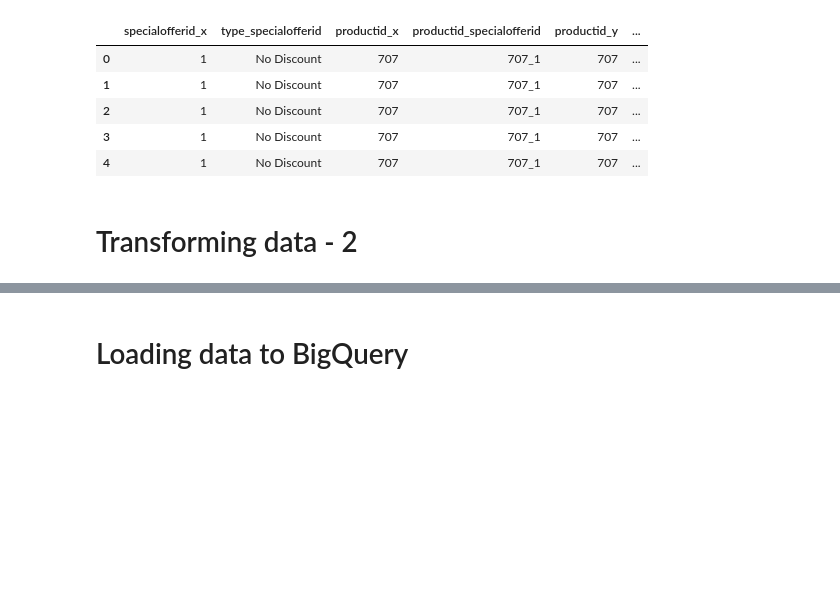
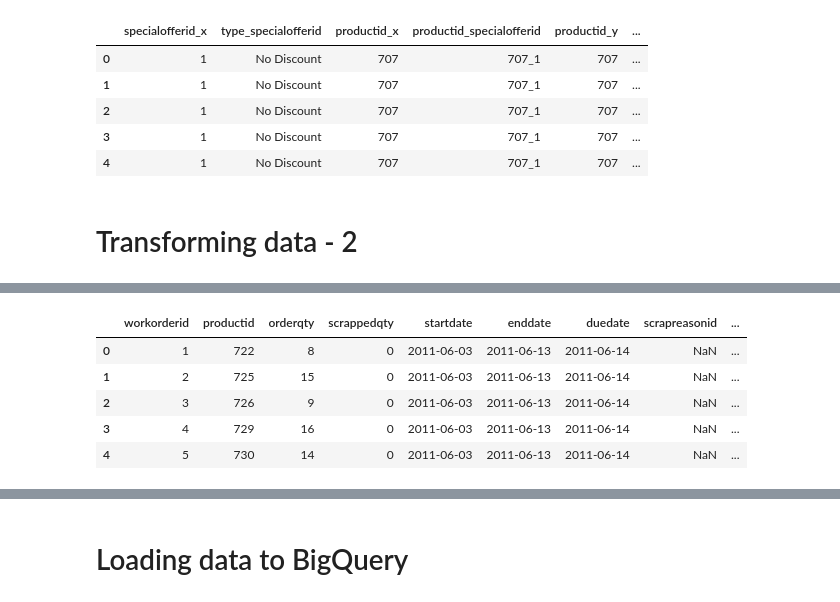
Before and after one commit to antoniomata99/taller1-unbosquebd2, a Jupyter notebook: DataWarehouses.ipynb, the cells around one changed output, grey strips where cells are left out. Drawn from its saved outputs; the diff is of its cells as text; code cells hidden in the pictures; blank space fills up the shorter version.

```diff
--- a/DataWarehouses.ipynb
+++ b/DataWarehouses.ipynb
@@ -50,6 +50,18 @@ tableProductCategory = pd.read_sql_query( 'SELECT * FROM production.ProductCateg
 tableSpecialoffer = pd.read_sql_query( 'SELECT * FROM sales.specialoffer', conn )
 tableSpecialofferproduct = pd.read_sql_query( 'SELECT * FROM sales.specialofferproduct', conn )
 tableSalesorderdetail = pd.read_sql_query( 'SELECT * FROM sales.salesorderdetail', conn )
+#------------------------------------------------------------------------
+tableLocation = pd.read_sql_query( 'SELECT * FROM production.location', conn )
+tableWorkorderrouting = pd.read_sql_query( 'SELECT * FROM production.workorderrouting', conn )
+tableWorkorder = pd.read_sql_query( 'SELECT * FROM production.workorder', conn )
+tableProductsubcategory = pd.read_sql_query( 'SELECT * FROM production.productsubcategory', conn )
+tableProduct = pd.read_sql_query( 'SELECT * FROM production.product', conn )
+#-------------------------------------------------------------------------
+tableCulture = pd.read_sql_query( 'SELECT * FROM production.culture', conn )
+tableProductmodelproductdescriptionculture = pd.read_sql_query( 'SELECT * FROM production.productmodelproductdescriptionculture', conn )
+tableProductmodel = pd.read_sql_query( 'SELECT * FROM production.productmodel', conn )
+tableProduct = pd.read_sql_query( 'SELECT * FROM production.product', conn )
+tableSalesorderdetail = pd.read_sql_query( 'SELECT * FROM sales.salesorderdetail', conn )
 cur.close()
 # %%
 conn.close()
@@ -216,0 +257,9 @@ grouping_2
+# %%
+tableWorkorder.head()
+# %% [output]
+|  | workorderid | productid | orderqty | scrappedqty | startdate | enddate | duedate | scrapreasonid | ... |
+| 0 | 1 | 722 | 8 | 0 | 2011-06-03 | 2011-06-13 | 2011-06-14 | NaN | ... |
+| 1 | 2 | 725 | 15 | 0 | 2011-06-03 | 2011-06-13 | 2011-06-14 | NaN | ... |
+| 2 | 3 | 726 | 9 | 0 | 2011-06-03 | 2011-06-13 | 2011-06-14 | NaN | ... |
+| 3 | 4 | 729 | 16 | 0 | 2011-06-03 | 2011-06-13 | 2011-06-14 | NaN | ... |
+| 4 | 5 | 730 | 14 | 0 | 2011-06-03 | 2011-06-13 | 2011-06-14 | NaN | ... |
```
Also changed, not shown: parts of 43 cells of this notebook.
